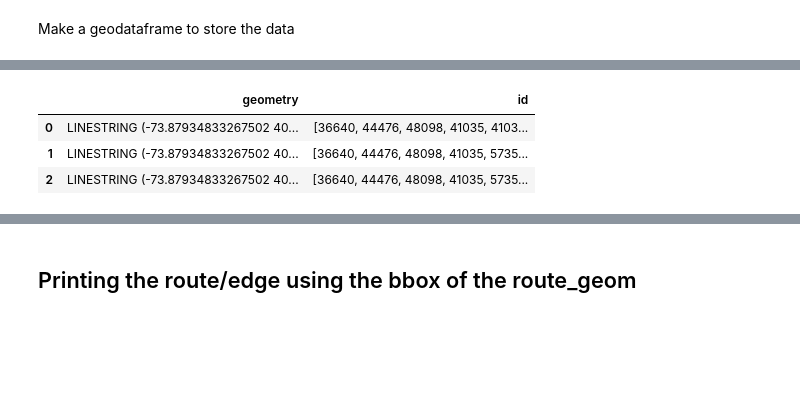
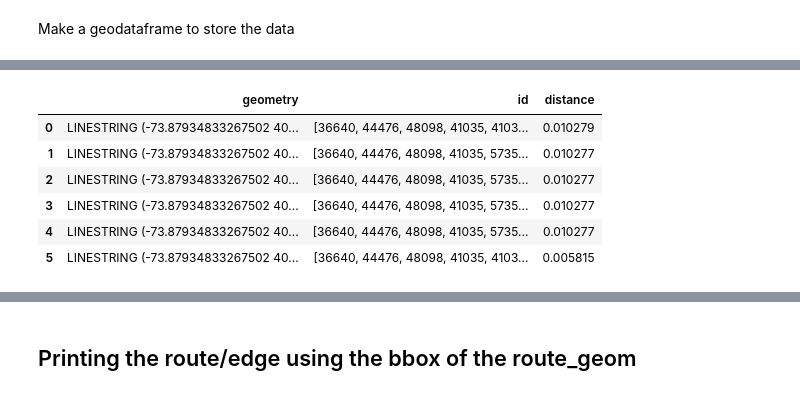
Before and after one commit to jeremysze/GIS_exploration, a Jupyter notebook: code/networkdistance_lion-issues2.ipynb, the cells around one changed output, grey strips where cells are left out. Cells and saved outputs as stored; diff of their text form; code cells hidden in the pictures; blank space fills up the shorter version.

```diff
--- a/code/networkdistance_lion-issues2.ipynb
+++ b/code/networkdistance_lion-issues2.ipynb
@@ -124,10 +81,36 @@ route_nodes = node_gdf.loc[route]
 route_line = LineString(list(route_nodes.geometry.values))
 route_geom.loc[2, 'geometry'] = route_line
 route_geom.loc[2, 'id'] = str(list(route_nodes['node_id'].values))
+# %%
+# Using dijkstra_path
+route = nx.dijkstra_path(G, source=orig_node, target=target_node, weight = 'distance')
+route_nodes = node_gdf.loc[route]
+route_line = LineString(list(route_nodes.geometry.values))
+route_geom.loc[3, 'geometry'] = route_line
+route_geom.loc[3, 'id'] = str(list(route_nodes['node_id'].values))
+# %%
+# Using bellman_ford_path
+route = nx.bellman_ford_path(G, source=orig_node, target=target_node, weight = 'distance')
+route_nodes = node_gdf.loc[route]
+route_line = LineString(list(route_nodes.geometry.values))
+route_geom.loc[4, 'geometry'] = route_line
+route_geom.loc[4, 'id'] = str(list(route_nodes['node_id'].values))
+# %%
+# Manually creating the route
+route = [36640, 44476, 48098, 41035, 41036, 44649, 57390, 57389, 57388, 57387, 57386, 57385, 57384, 57383, 57382, 57381, 57380, 57379, 57378, 57363, 57377, 57376, 57375, 57374, 57373, 57372, 57371, 57370, 57369, 57368, 57367, 57366, 57365, 42142, 34054, 30920, 36755, 36754, 36753, 36752, 36751, 36750, 36749, 36748, 36747, 36746, 36745, 36744, 34030, 34029]
+route_nodes = node_gdf.loc[route]
+route_line = LineString(list(route_nodes.geometry.values))
+route_geom.loc[5, 'geometry'] = route_line
+route_geom.loc[5, 'id'] = str(list(route_nodes['node_id'].values))
+# %%
+route_geom['distance'] = route_geom['geometry'].length
 # %%
-route_geom.head()
+route_geom.head(6)
 # %% [output]
-|  | geometry | id |
-| 0 | LINESTRING (-73.87934833267502 40... | [36640, 44476, 48098, 41035, 4103... |
-| 1 | LINESTRING (-73.87934833267502 40... | [36640, 44476, 48098, 41035, 5735... |
-| 2 | LINESTRING (-73.87934833267502 40... | [36640, 44476, 48098, 41035, 5735... |
+|  | geometry | id | distance |
+| 0 | LINESTRING (-73.87934833267502 40... | [36640, 44476, 48098, 41035, 4103... | 0.010279 |
+| 1 | LINESTRING (-73.87934833267502 40... | [36640, 44476, 48098, 41035, 5735... | 0.010277 |
+| 2 | LINESTRING (-73.87934833267502 40... | [36640, 44476, 48098, 41035, 5735... | 0.010277 |
+| 3 | LINESTRING (-73.87934833267502 40... | [36640, 44476, 48098, 41035, 5735... | 0.010277 |
+| 4 | LINESTRING (-73.87934833267502 40... | [36640, 44476, 48098, 41035, 5735... | 0.010277 |
+| 5 | LINESTRING (-73.87934833267502 40... | [36640, 44476, 48098, 41035, 4103... | 0.005815 |
```
Also changed, not shown: parts of 29 cells of this notebook.
